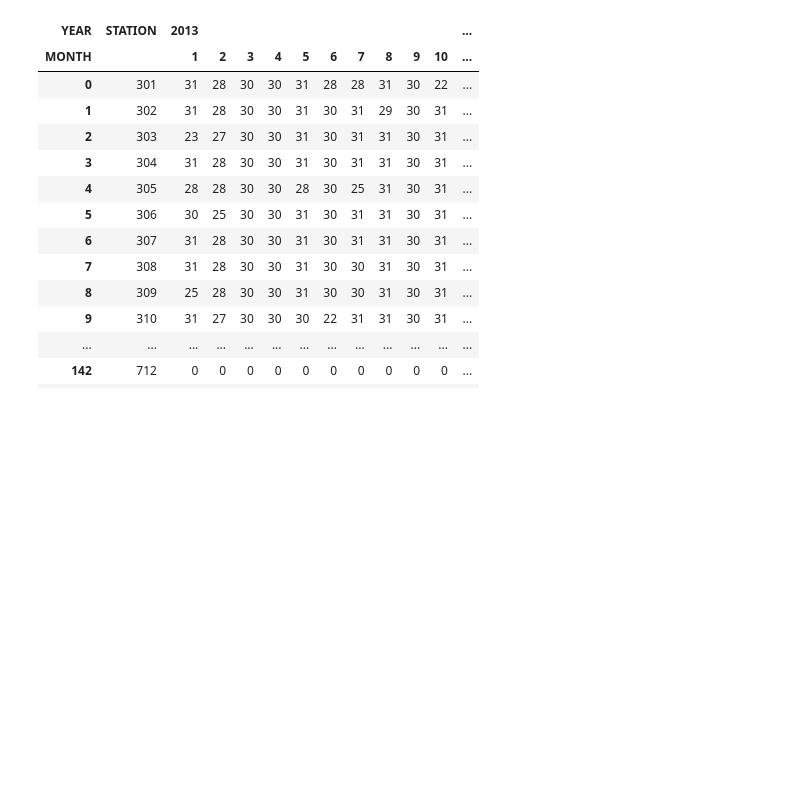
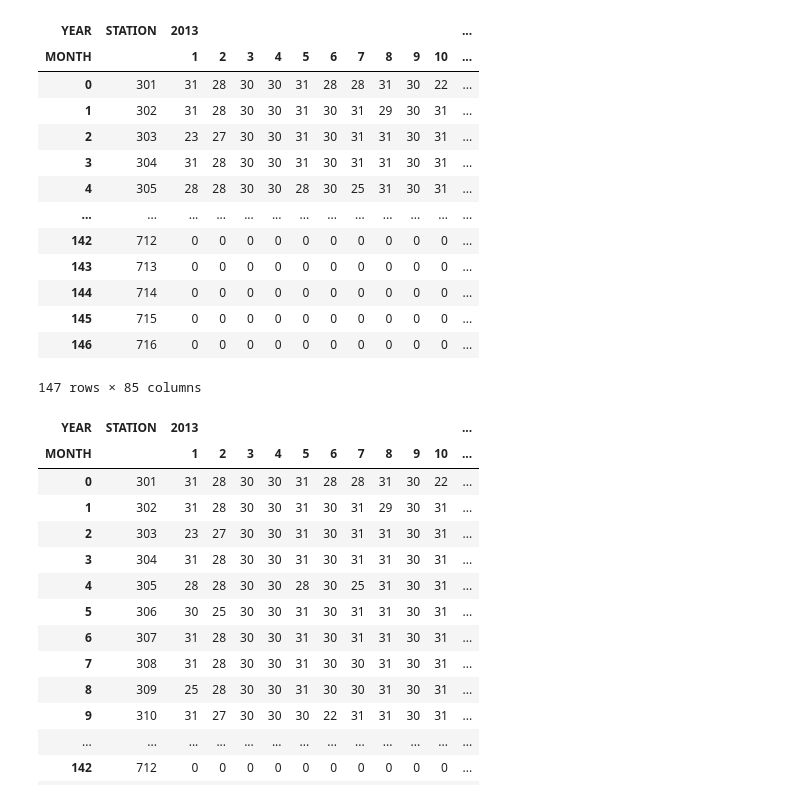
Before and after one commit to WFRCAnalytics/DEMO-Jupyter-Notebook-CCS-Data, a Jupyter notebook: 1_Summarize-Data.ipynb, the cells around one changed output. Drawn from its saved outputs; the diff is of its cells as text; code cells hidden in the pictures; blank space fills up the shorter version.

```diff
--- a/1_Summarize-Data.ipynb
+++ b/1_Summarize-Data.ipynb
@@ -5 +1,12 @@ import numpy as np
+# %%
+# import libraries
+import os
+import pandas as pd
+import numpy as np
+
+# set display of floats to commas
+pd.options.display.float_format = '{:,.0f}'.format
+
+# num max rows
+pd.set_option('display.max_rows', 40)
 # %%
@@ -95,16 +151,34 @@ dtype: object
 # %%
 #for checks and understanding
 #calculate number of days with data per station per month
-df_1 = df_CCSHourDir.groupby(['STATION','MONTH','YEAR','DAY'],as_index=False).agg({'HOURVOL':[np.size]})
-df_2 = df_1.groupby(['STATION','YEAR','MONTH'],as_index=False).agg({'DAY':[np.size]})
-df_2 = df_2.droplevel(1, axis=1)
-df_3 = df_2.pivot_table(index=['STATION'], columns=('YEAR','MONTH'), values='DAY').reset_index()
 
-df_3 = df_3.fillna(0)
-df_3 = df_3.astype(np.int32)
+# calculate number of hours of data per day
+dfCCS_days       = dfCCS     .groupby(['STATION','YEAR','MONTH','DAY'], as_index=False).agg(NUM_HOURS=('HOURVOL'  ,'size'))
+dfCCS_days_month = dfCCS_days.groupby(['STATION','YEAR','MONTH'      ], as_index=False).agg(NUM_DAYS =('NUM_HOURS','size'))
+
+dfCCS_days_month_pivot = dfCCS_days_month.pivot_table(index=['STATION'], columns=('YEAR','MONTH'), values='NUM_DAYS').reset_index()
+dfCCS_days_month_pivot = dfCCS_days_month_pivot.fillna(0)
+
+# display dataframe
+display(dfCCS_days_month_pivot)
 
 #export
-df_3.to_csv(os.path.join(dirIntermediate, r'StationMonthDays.csv'),index=False)
+#df_3.to_csv(os.path.join(dirIntermediate, r'StationMonthDays.csv'),index=False)
+# %% [output]
+| YEAR | STATION | 2013 |  |  |  |  |  |  |  |  |  | ... |
+| MONTH |  | 1 | 2 | 3 | 4 | 5 | 6 | 7 | 8 | 9 | 10 | ... |
+| 0 | 301 | 31 | 28 | 30 | 30 | 31 | 28 | 28 | 31 | 30 | 22 | ... |
+| 1 | 302 | 31 | 28 | 30 | 30 | 31 | 30 | 31 | 29 | 30 | 31 | ... |
+| 2 | 303 | 23 | 27 | 30 | 30 | 31 | 30 | 31 | 31 | 30 | 31 | ... |
+| 3 | 304 | 31 | 28 | 30 | 30 | 31 | 30 | 31 | 31 | 30 | 31 | ... |
+| 4 | 305 | 28 | 28 | 30 | 30 | 28 | 30 | 25 | 31 | 30 | 31 | ... |
+| ... | ... | ... | ... | ... | ... | ... | ... | ... | ... | ... | ... | ... |
+| 142 | 712 | 0 | 0 | 0 | 0 | 0 | 0 | 0 | 0 | 0 | 0 | ... |
+| 143 | 713 | 0 | 0 | 0 | 0 | 0 | 0 | 0 | 0 | 0 | 0 | ... |
+| 144 | 714 | 0 | 0 | 0 | 0 | 0 | 0 | 0 | 0 | 0 | 0 | ... |
+| 145 | 715 | 0 | 0 | 0 | 0 | 0 | 0 | 0 | 0 | 0 | 0 | ... |
+| 146 | 716 | 0 | 0 | 0 | 0 | 0 | 0 | 0 | 0 | 0 | 0 | ... |
+147 rows × 85 columns
 # %%
 pd.set_option('display.max_rows', None)
 pd.set_option('display.max_columns', None)
```
Also changed, not shown: parts of 19 cells of this notebook.
